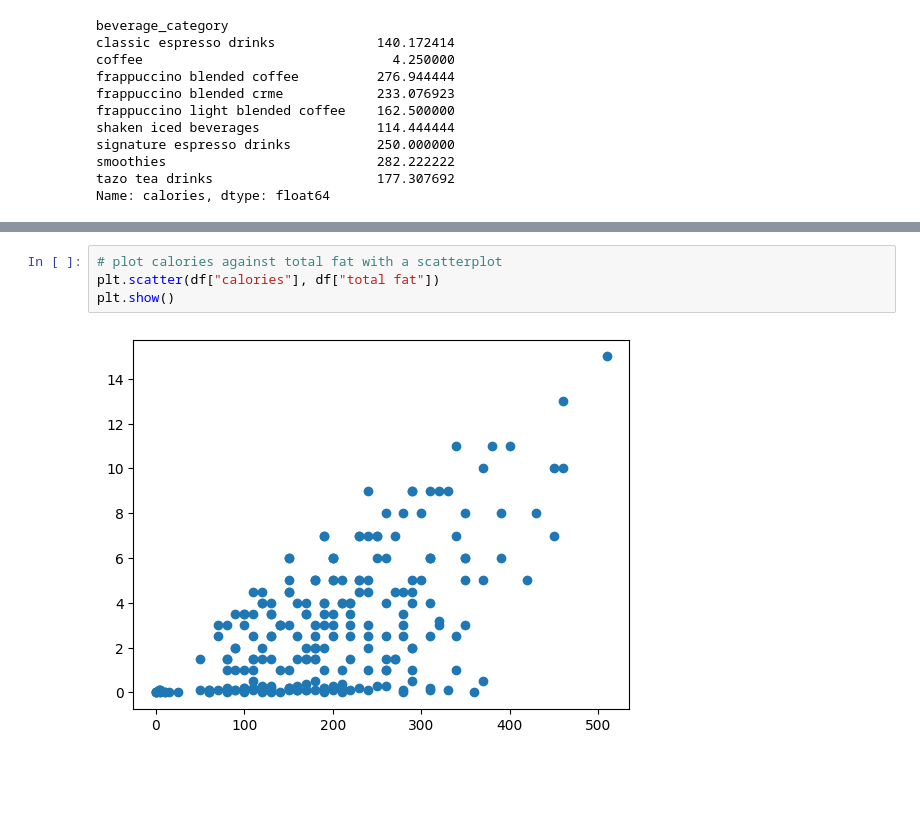
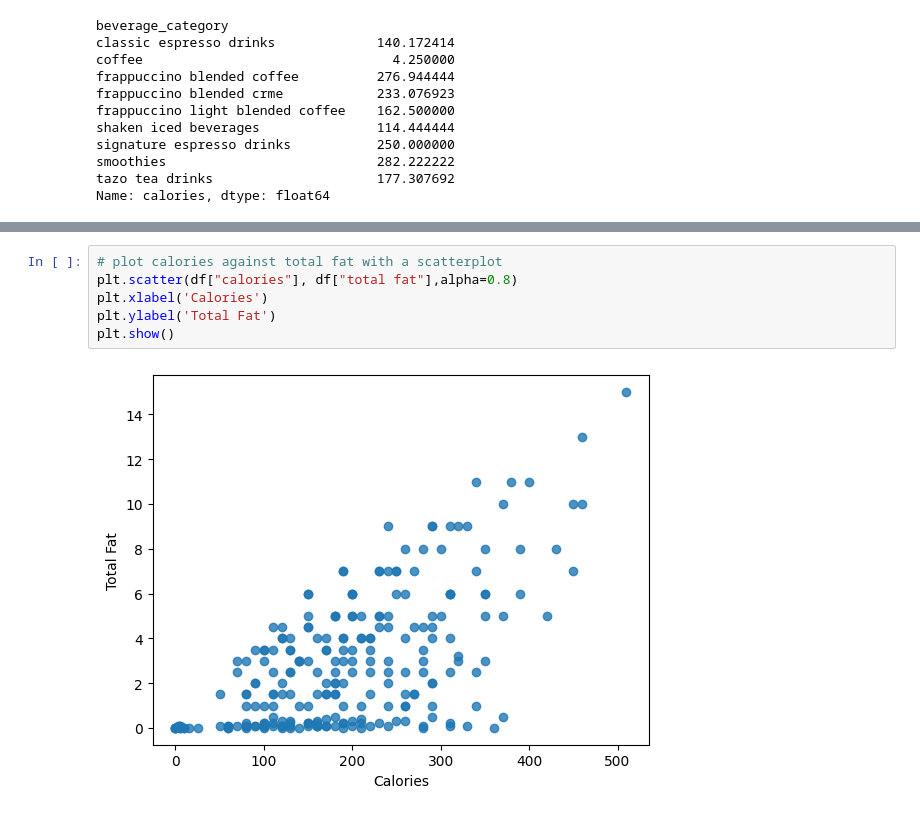
Before and after one commit to ahmadhss/2023-Tutorials, a Jupyter notebook: tutorial0/checkpoint0.ipynb, the cells around one changed output, grey strips where cells are left out. Drawn from its saved outputs; the diff is of its cells as text; blank space fills up the shorter version.

```diff
--- a/tutorial0/checkpoint0.ipynb
+++ b/tutorial0/checkpoint0.ipynb
@@ -218,6 +218,8 @@ Text(0.5, 1.0, 'Distribution of Calories in Drinks')
 # %%
 # plot calories against total fat with a scatterplot
-plt.scatter(df["calories"], df["total fat"])
+plt.scatter(df["calories"], df["total fat"],alpha=0.8)
+plt.xlabel('Calories')
+plt.ylabel('Total Fat')
 plt.show()
 # %% [output]
-[figure, old version]
+[figure, new version]
```
Also changed, not shown: parts of 1 cell of this notebook, 1 other file.
